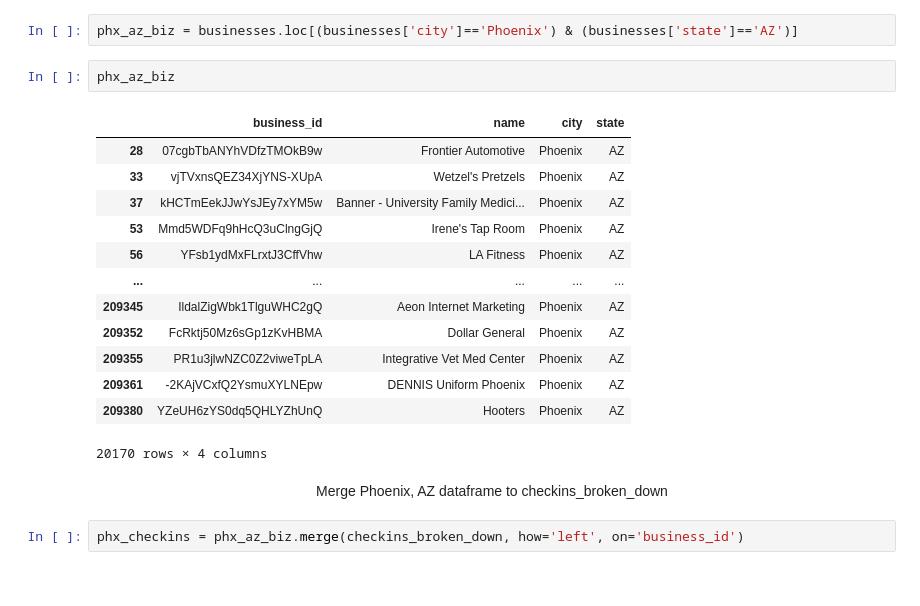
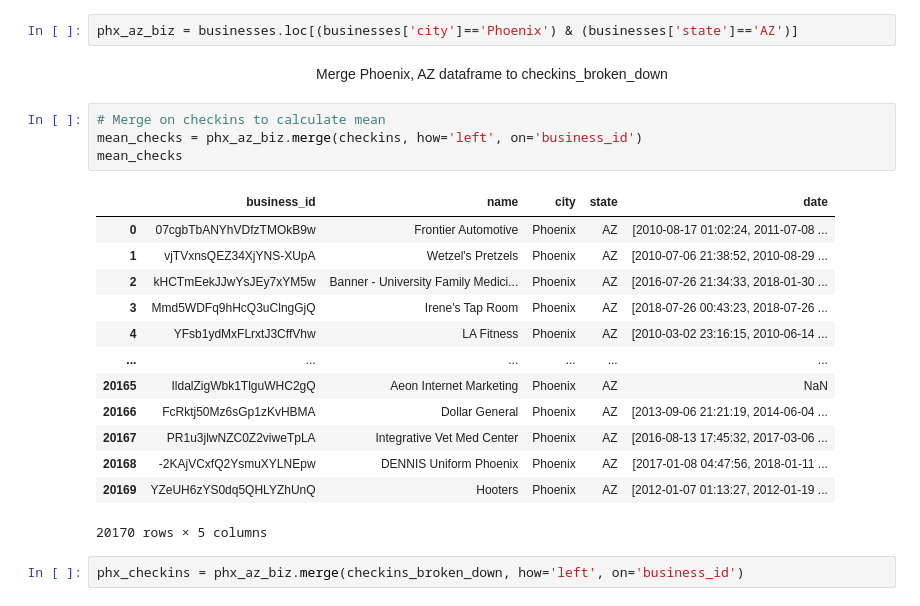
Before and after one commit to egitit/Yelp_Business_Check-ins_and_The-Weather, a Jupyter notebook: yelp_checkin_eda.ipynb, the cells around one changed output. Saved outputs shown, nothing was run; the diff lists cells and outputs as text.

```diff
--- a/yelp_checkin_eda.ipynb
+++ b/yelp_checkin_eda.ipynb
@@ -196,23 +101,25 @@ businesses
  <center> Pull Pheonix, AZ from the businesses dataframe <center>
 # %%
 phx_az_biz = businesses.loc[(businesses['city']=='Phoenix') & (businesses['state']=='AZ')]
-# %%
-phx_az_biz
-# %% [output]
-|  | business_id | name | city | state |
-| 28 | 07cgbTbANYhVDfzTMOkB9w | Frontier Automotive | Phoenix | AZ |
-| 33 | vjTVxnsQEZ34XjYNS-XUpA | Wetzel's Pretzels | Phoenix | AZ |
-| 37 | kHCTmEekJJwYsJEy7xYM5w | Banner - University Family Medici... | Phoenix | AZ |
-| 53 | Mmd5WDFq9hHcQ3uClngGjQ | Irene's Tap Room | Phoenix | AZ |
-| 56 | YFsb1ydMxFLrxtJ3CffVhw | LA Fitness | Phoenix | AZ |
-| ... | ... | ... | ... | ... |
-| 209345 | IldalZigWbk1TlguWHC2gQ | Aeon Internet Marketing | Phoenix | AZ |
-| 209352 | FcRktj50Mz6sGp1zKvHBMA | Dollar General | Phoenix | AZ |
-| 209355 | PR1u3jlwNZC0Z2viweTpLA | Integrative Vet Med Center | Phoenix | AZ |
-| 209361 | -2KAjVCxfQ2YsmuXYLNEpw | DENNIS Uniform Phoenix | Phoenix | AZ |
-| 209380 | YZeUH6zYS0dq5QHLYZhUnQ | Hooters | Phoenix | AZ |
-20170 rows × 4 columns
 # %% [markdown]
  <center> Merge Phoenix, AZ dataframe to checkins_broken_down <center>
+# %%
+# Merge on checkins to calculate mean
+mean_checks = phx_az_biz.merge(checkins, how='left', on='business_id')
+mean_checks
+# %% [output]
+|  | business_id | name | city | state | date |
+| 0 | 07cgbTbANYhVDfzTMOkB9w | Frontier Automotive | Phoenix | AZ | [2010-08-17 01:02:24, 2011-07-08 ... |
+| 1 | vjTVxnsQEZ34XjYNS-XUpA | Wetzel's Pretzels | Phoenix | AZ | [2010-07-06 21:38:52, 2010-08-29 ... |
+| 2 | kHCTmEekJJwYsJEy7xYM5w | Banner - University Family Medici... | Phoenix | AZ | [2016-07-26 21:34:33, 2018-01-30 ... |
+| 3 | Mmd5WDFq9hHcQ3uClngGjQ | Irene's Tap Room | Phoenix | AZ | [2018-07-26 00:43:23, 2018-07-26 ... |
+| 4 | YFsb1ydMxFLrxtJ3CffVhw | LA Fitness | Phoenix | AZ | [2010-03-02 23:16:15, 2010-06-14 ... |
+| ... | ... | ... | ... | ... | ... |
+| 20165 | IldalZigWbk1TlguWHC2gQ | Aeon Internet Marketing | Phoenix | AZ | NaN |
+| 20166 | FcRktj50Mz6sGp1zKvHBMA | Dollar General | Phoenix | AZ | [2013-09-06 21:21:19, 2014-06-04 ... |
+| 20167 | PR1u3jlwNZC0Z2viweTpLA | Integrative Vet Med Center | Phoenix | AZ | [2016-08-13 17:45:32, 2017-03-06 ... |
+| 20168 | -2KAjVCxfQ2YsmuXYLNEpw | DENNIS Uniform Phoenix | Phoenix | AZ | [2017-01-08 04:47:56, 2018-01-11 ... |
+| 20169 | YZeUH6zYS0dq5QHLYZhUnQ | Hooters | Phoenix | AZ | [2012-01-07 01:13:27, 2012-01-19 ... |
+20170 rows × 5 columns
 # %%
 phx_checkins = phx_az_biz.merge(checkins_broken_down, how='left', on='business_id')
```
Also changed, not shown: parts of 19 cells of this notebook, 1 other file.
